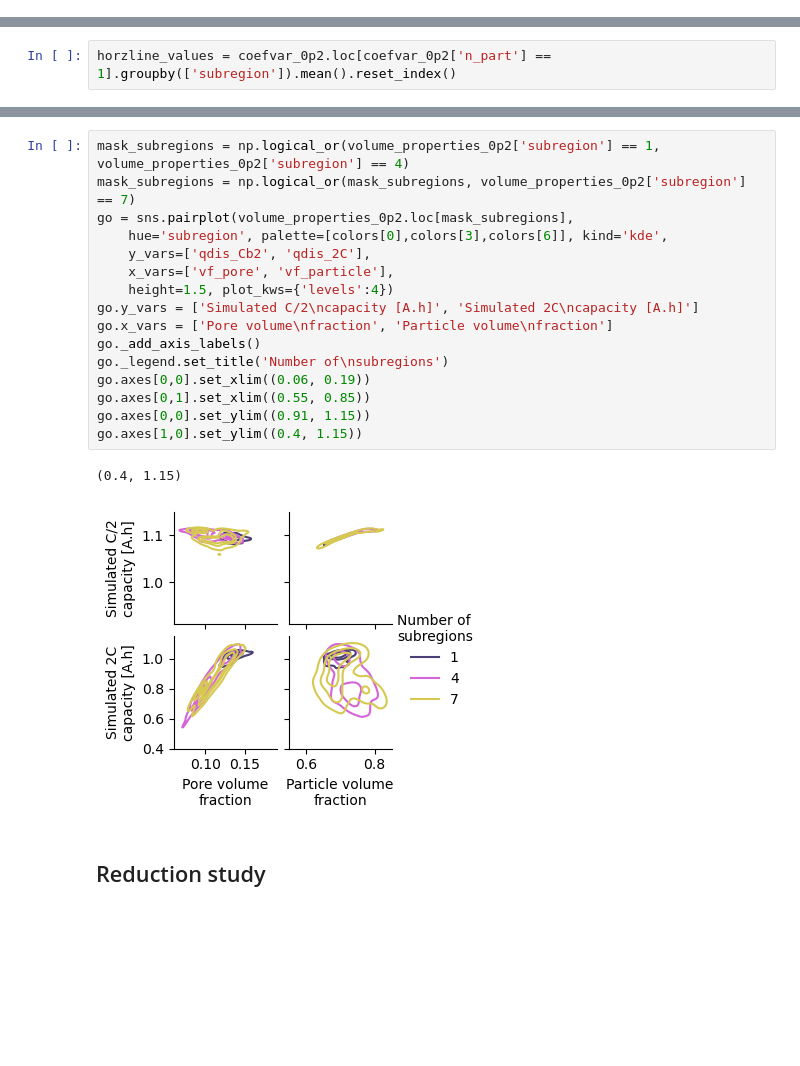
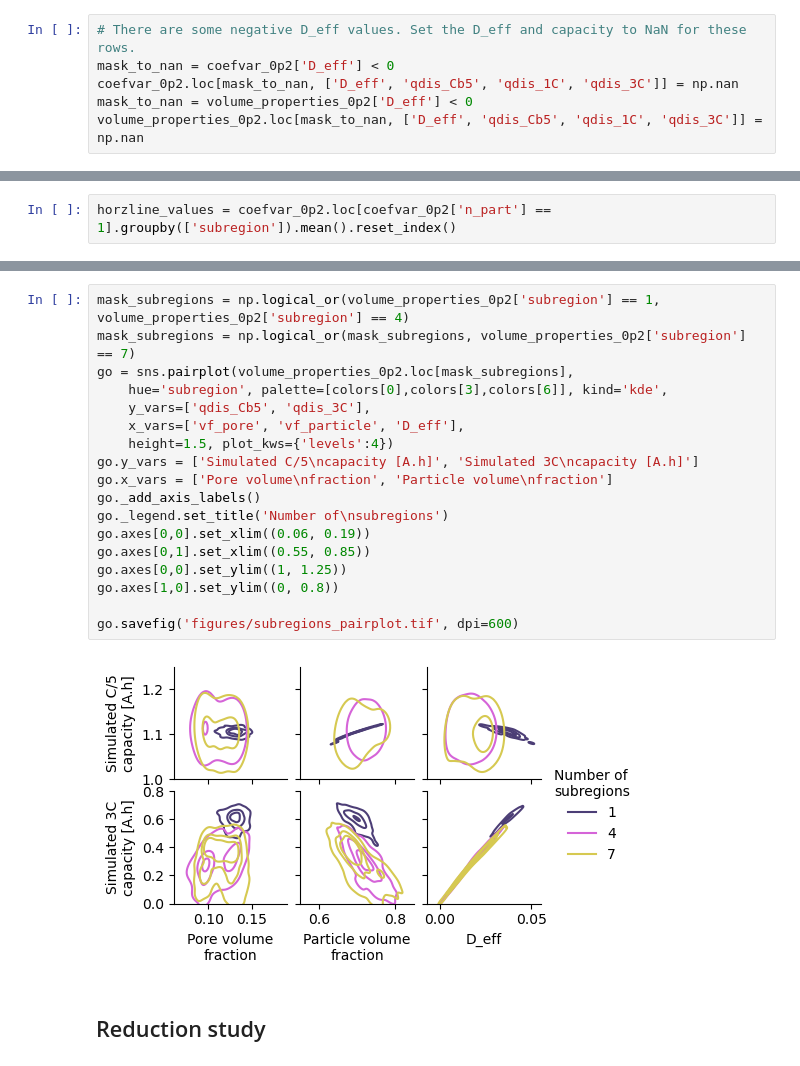
Before and after one commit to NREL/sem-to-echem, a Jupyter notebook: rve_study_eagle.ipynb, the cells around one changed output, grey strips where cells are left out. Saved outputs shown, nothing was run; the diff lists cells and outputs as text; blank space fills up the shorter version.

```diff
--- a/rve_study_eagle.ipynb
+++ b/rve_study_eagle.ipynb
@@ -468,4 +468,10 @@ coefvar_0p2
 280 rows × 11 columns
+# %%
+# There are some negative D_eff values. Set the D_eff and capacity to NaN for these rows.
+mask_to_nan = coefvar_0p2['D_eff'] < 0
+coefvar_0p2.loc[mask_to_nan, ['D_eff', 'qdis_Cb5', 'qdis_1C', 'qdis_3C']] = np.nan
+mask_to_nan = volume_properties_0p2['D_eff'] < 0
+volume_properties_0p2.loc[mask_to_nan, ['D_eff', 'qdis_Cb5', 'qdis_1C', 'qdis_3C']] = np.nan
 # %%
 sns.plotting_context('paper')
 colors = ["#4c3e76", "#68affc", "#1c5f1e", "#d564d8", "#9ad859", "#5e34bc", "#d6c951"]
@@ -596,22 +791,23 @@ go.set_titles("{col_name} subregions")
 # %%
 mask_subregions = np.logical_or(volume_properties_0p2['subregion'] == 1, volume_properties_0p2['subregion'] == 4)
 mask_subregions = np.logical_or(mask_subregions, volume_properties_0p2['subregion'] == 7)
 go = sns.pairplot(volume_properties_0p2.loc[mask_subregions],
     hue='subregion', palette=[colors[0],colors[3],colors[6]], kind='kde',
-    y_vars=['qdis_Cb2', 'qdis_2C'],
-    x_vars=['vf_pore', 'vf_particle'],
+    y_vars=['qdis_Cb5', 'qdis_3C'],
+    x_vars=['vf_pore', 'vf_particle', 'D_eff'],
     height=1.5, plot_kws={'levels':4})
-go.y_vars = ['Simulated C/2\ncapacity [A.h]', 'Simulated 2C\ncapacity [A.h]']
+go.y_vars = ['Simulated C/5\ncapacity [A.h]', 'Simulated 3C\ncapacity [A.h]']
 go.x_vars = ['Pore volume\nfraction', 'Particle volume\nfraction']
 go._add_axis_labels()
 go._legend.set_title('Number of\nsubregions')
 go.axes[0,0].set_xlim((0.06, 0.19))
 go.axes[0,1].set_xlim((0.55, 0.85))
-go.axes[0,0].set_ylim((0.91, 1.15))
-go.axes[1,0].set_ylim((0.4, 1.15))
+go.axes[0,0].set_ylim((1, 1.25))
+go.axes[1,0].set_ylim((0, 0.8))
+
+go.savefig('figures/subregions_pairplot.tif', dpi=600)
 # %% [output]
-(0.4, 1.15)
-[figure, old version]
+[figure, new version]
 # %% [markdown]
 ## Reduction study
 # %%
```
Also changed, not shown: parts of 11 cells of this notebook, 2 other files.
